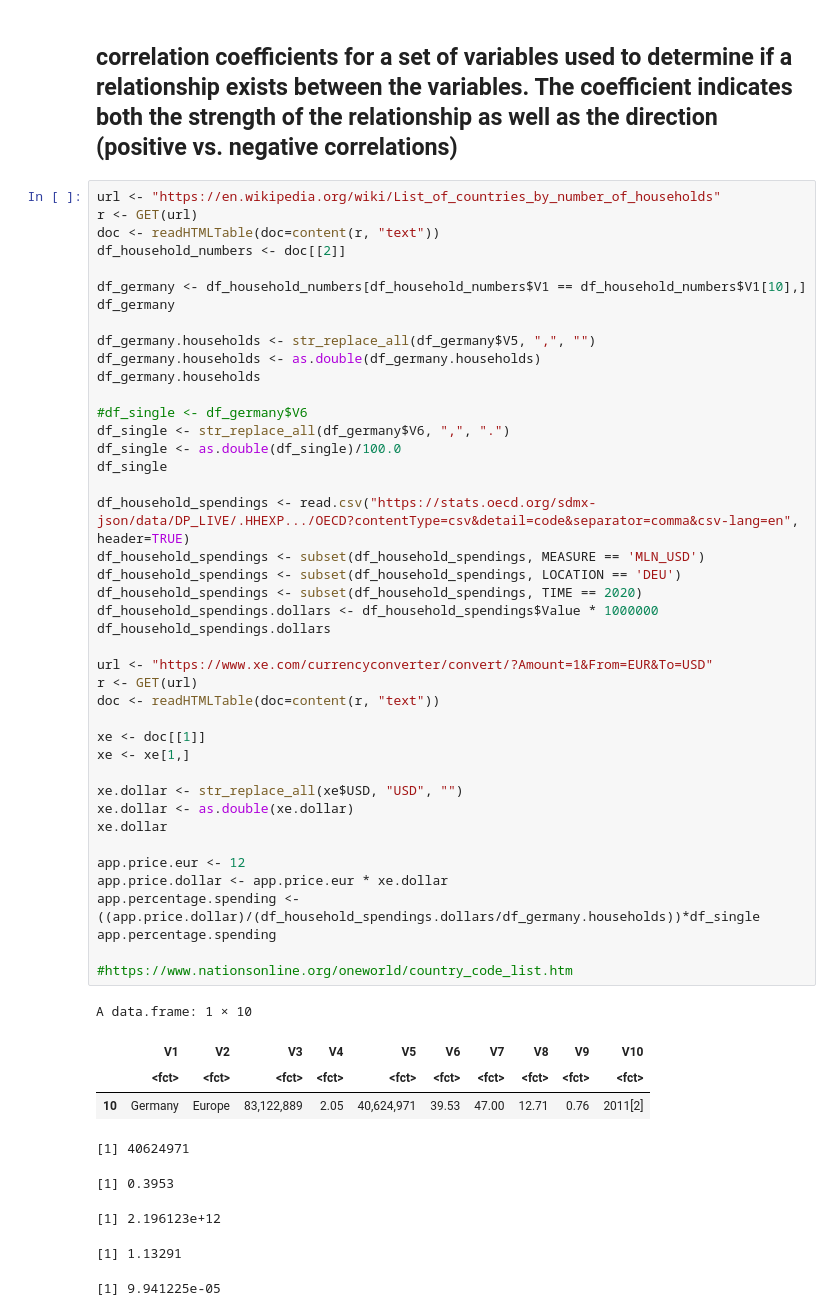
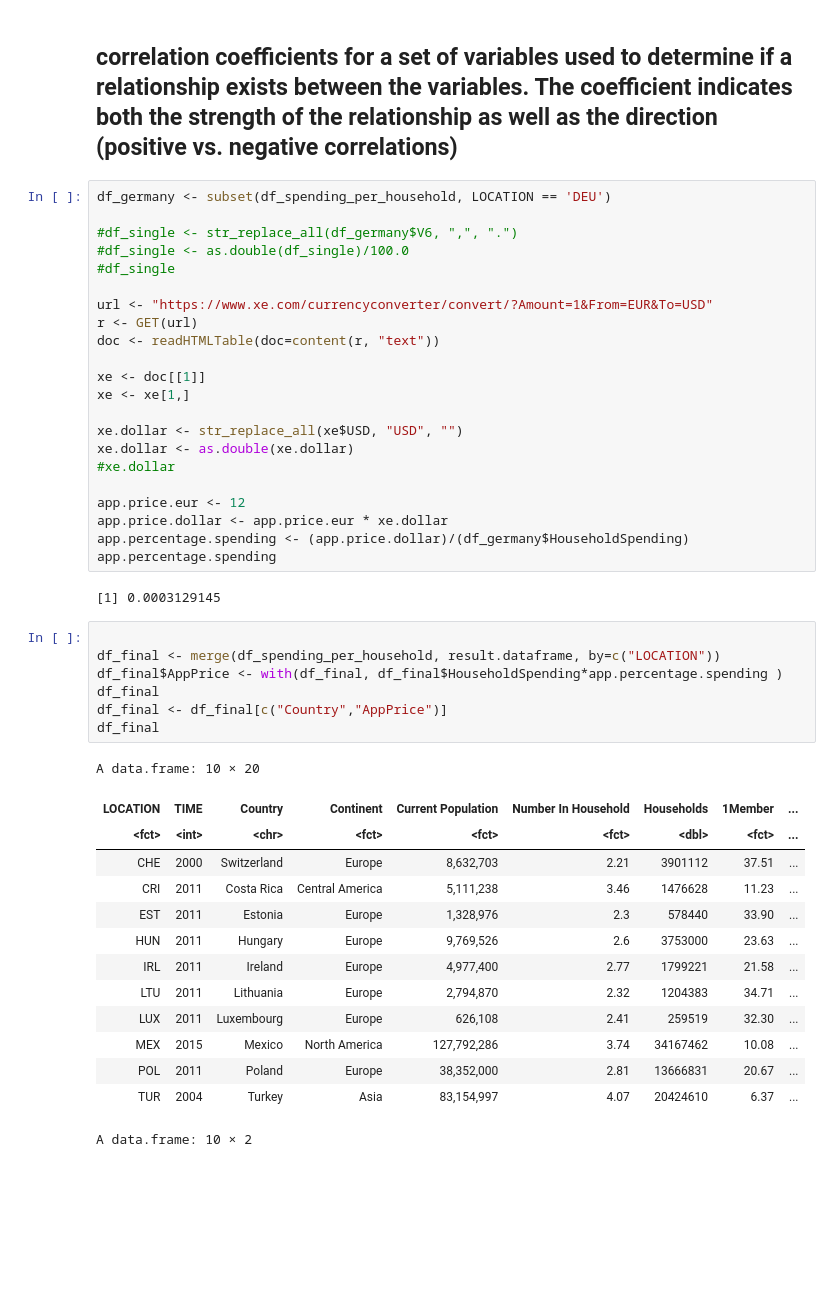
Before and after one commit to patdring/NewAppMarkets, a Jupyter notebook: CS_Fallstudie.ipynb, the cells around one changed output. Cells and saved outputs as stored; diff of their text form; blank space fills up the shorter version.

```diff
--- a/CS_Fallstudie.ipynb
+++ b/CS_Fallstudie.ipynb
@@ -206,29 +302,11 @@ A data.frame: 10 × 2
 # %% [markdown]
 ## correlation coefficients for a set of variables used to determine if a relationship exists between the variables. The coefficient indicates both the strength of the relationship as well as the direction (positive vs. negative correlations)
 # %%
-url <- "https://en.wikipedia.org/wiki/List_of_countries_by_number_of_households"
-r <- GET(url)
-doc <- readHTMLTable(doc=content(r, "text"))
-df_household_numbers <- doc[[2]]
+df_germany <- subset(df_spending_per_household, LOCATION == 'DEU')
 
-df_germany <- df_household_numbers[df_household_numbers$V1 == df_household_numbers$V1[10],]
-df_germany
-
-df_germany.households <- str_replace_all(df_germany$V5, ",", "")
-df_germany.households <- as.double(df_germany.households)
-df_germany.households
-
-#df_single <- df_germany$V6
-df_single <- str_replace_all(df_germany$V6, ",", ".")
-df_single <- as.double(df_single)/100.0
-df_single
-
-df_household_spendings <- read.csv("https://stats.oecd.org/sdmx-json/data/DP_LIVE/.HHEXP.../OECD?contentType=csv&detail=code&separator=comma&csv-lang=en", header=TRUE)
-df_household_spendings <- subset(df_household_spendings, MEASURE == 'MLN_USD')
-df_household_spendings <- subset(df_household_spendings, LOCATION == 'DEU')
-df_household_spendings <- subset(df_household_spendings, TIME == 2020)
-df_household_spendings.dollars <- df_household_spendings$Value * 1000000
-df_household_spendings.dollars
+#df_single <- str_replace_all(df_germany$V6, ",", ".")
+#df_single <- as.double(df_single)/100.0
+#df_single
 
 url <- "https://www.xe.com/currencyconverter/convert/?Amount=1&From=EUR&To=USD"
 r <- GET(url)
@@ -239,21 +317,33 @@ xe <- xe[1,]
 
 xe.dollar <- str_replace_all(xe$USD, "USD", "")
 xe.dollar <- as.double(xe.dollar)
-xe.dollar
+#xe.dollar
 
 app.price.eur <- 12
 app.price.dollar <- app.price.eur * xe.dollar
-app.percentage.spending <- ((app.price.dollar)/(df_household_spendings.dollars/df_germany.households))*df_single
+app.percentage.spending <- (app.price.dollar)/(df_germany$HouseholdSpending)
 app.percentage.spending
-
-#https://www.nationsonline.org/oneworld/country_code_list.htm
 # %% [output]
-A data.frame: 1 × 10
+[1] 0.0003129145
-|  | V1 | V2 | V3 | V4 | V5 | V6 | V7 | V8 | V9 | V10 |
-|  | <fct> | <fct> | <fct> | <fct> | <fct> | <fct> | <fct> | <fct> | <fct> | <fct> |
-| 10 | Germany | Europe | 83,122,889 | 2.05 | 40,624,971 | 39.53 | 47.00 | 12.71 | 0.76 | 2011[2] |
-[1] 40624971
-[1] 0.3953
-[1] 2.196123e+12
-[1] 1.13291
-[1] 9.941225e-05
+# %%
+
+df_final <- merge(df_spending_per_household, result.dataframe, by=c("LOCATION"))
+df_final$AppPrice <- with(df_final, df_final$HouseholdSpending*app.percentage.spending )
+df_final
+df_final <- df_final[c("Country","AppPrice")]
+df_final
+# %% [output]
+A data.frame: 10 × 20
+| LOCATION | TIME | Country | Continent | Current Population | Number In Household | Households | 1Member | ... |
+| <fct> | <int> | <chr> | <fct> | <fct> | <fct> | <dbl> | <fct> | ... |
+| CHE | 2000 | Switzerland | Europe | 8,632,703 | 2.21 | 3901112 | 37.51 | ... |
+| CRI | 2011 | Costa Rica | Central America | 5,111,238 | 3.46 | 1476628 | 11.23 | ... |
+| EST | 2011 | Estonia | Europe | 1,328,976 | 2.3 | 578440 | 33.90 | ... |
+| HUN | 2011 | Hungary | Europe | 9,769,526 | 2.6 | 3753000 | 23.63 | ... |
+| IRL | 2011 | Ireland | Europe | 4,977,400 | 2.77 | 1799221 | 21.58 | ... |
+| LTU | 2011 | Lithuania | Europe | 2,794,870 | 2.32 | 1204383 | 34.71 | ... |
+| LUX | 2011 | Luxembourg | Europe | 626,108 | 2.41 | 259519 | 32.30 | ... |
+| MEX | 2015 | Mexico | North America | 127,792,286 | 3.74 | 34167462 | 10.08 | ... |
+| POL | 2011 | Poland | Europe | 38,352,000 | 2.81 | 13666831 | 20.67 | ... |
+| TUR | 2004 | Turkey | Asia | 83,154,997 | 4.07 | 20424610 | 6.37 | ... |
+A data.frame: 10 × 2
```
Also changed, not shown: parts of 10 cells of this notebook.
